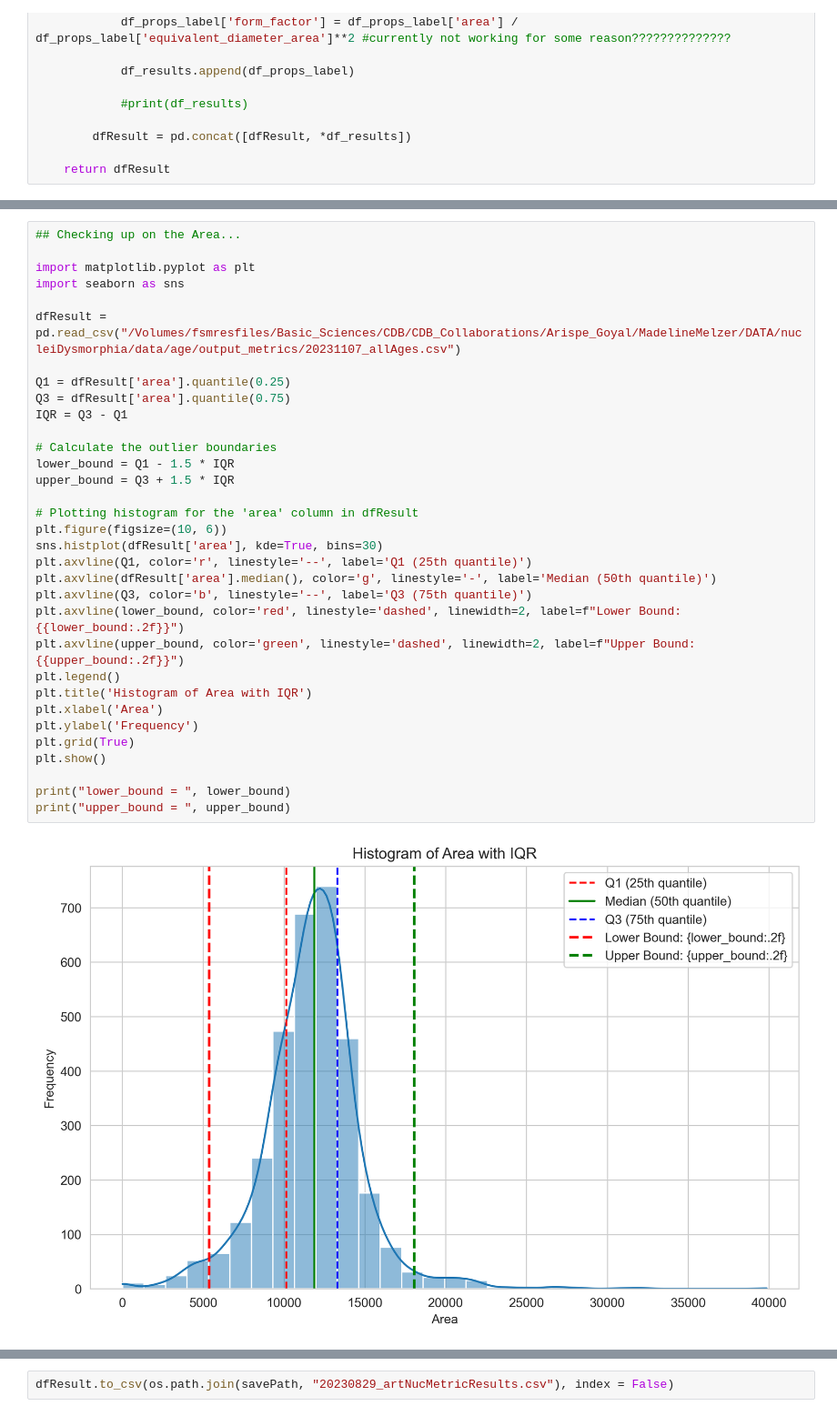
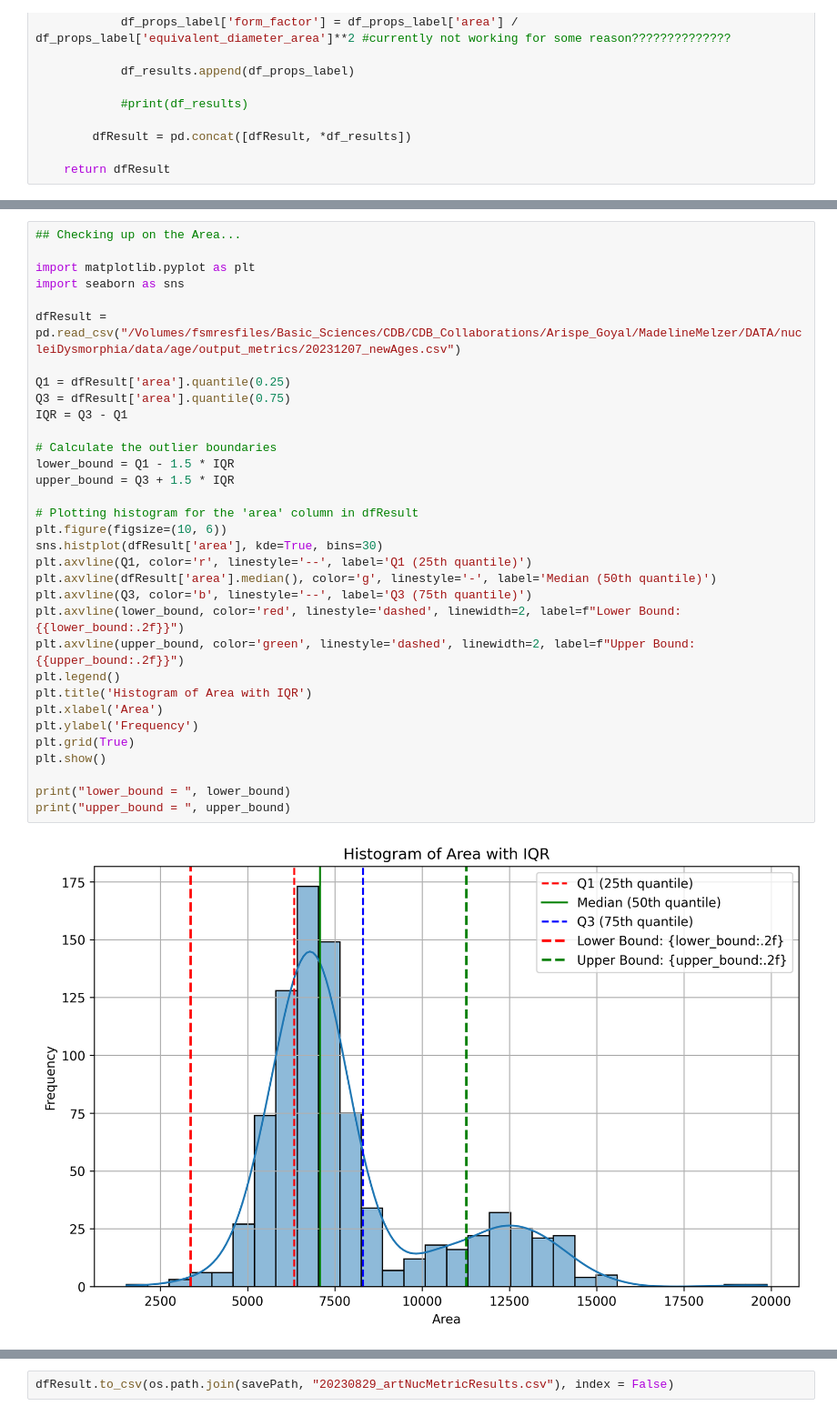
Before and after one commit to madelinemelzer/nucleiDysmorphia, a Jupyter notebook: nucleiDysmorphia_metrics.ipynb, the cells around one changed output, grey strips where cells are left out. Shown at 91% size. Drawn from its saved outputs; the diff is of its cells as text.

Commit message:
final bit of data added

```diff
--- a/nucleiDysmorphia_metrics.ipynb
+++ b/nucleiDysmorphia_metrics.ipynb
@@ -535,32 +549,32 @@ combined_data.to_csv("/Volumes/fsmresfiles/Basic_Sciences/CDB/CDB_Collaborations
 import matplotlib.pyplot as plt
 import seaborn as sns
 
-dfResult = pd.read_csv("/Volumes/fsmresfiles/Basic_Sciences/CDB/CDB_Collaborations/Arispe_Goyal/MadelineMelzer/DATA/nucleiDysmorphia/data/age/output_metrics/20231107_allAges.csv")
+dfResult = pd.read_csv("/Volumes/fsmresfiles/Basic_Sciences/CDB/CDB_Collaborations/Arispe_Goyal/MadelineMelzer/DATA/nucleiDysmorphia/data/age/output_metrics/20231207_newAges.csv")
 
 Q1 = dfResult['area'].quantile(0.25)
 Q3 = dfResult['area'].quantile(0.75)
 IQR = Q3 - Q1
 
 # Calculate the outlier boundaries
 lower_bound = Q1 - 1.5 * IQR
 upper_bound = Q3 + 1.5 * IQR
 
 # Plotting histogram for the 'area' column in dfResult
 plt.figure(figsize=(10, 6))
 sns.histplot(dfResult['area'], kde=True, bins=30)
 plt.axvline(Q1, color='r', linestyle='--', label='Q1 (25th quantile)')
 plt.axvline(dfResult['area'].median(), color='g', linestyle='-', label='Median (50th quantile)')
 plt.axvline(Q3, color='b', linestyle='--', label='Q3 (75th quantile)')
 plt.axvline(lower_bound, color='red', linestyle='dashed', linewidth=2, label=f"Lower Bound: {{lower_bound:.2f}}")
 plt.axvline(upper_bound, color='green', linestyle='dashed', linewidth=2, label=f"Upper Bound: {{upper_bound:.2f}}")
 plt.legend()
 plt.title('Histogram of Area with IQR')
 plt.xlabel('Area')
 plt.ylabel('Frequency')
 plt.grid(True)
 plt.show()
 
 print("lower_bound = ", lower_bound)
 print("upper_bound = ", upper_bound)
 # %% [output]
-[figure, old version]
+[figure, new version]
```
Also changed, not shown: parts of 5 cells of this notebook.
